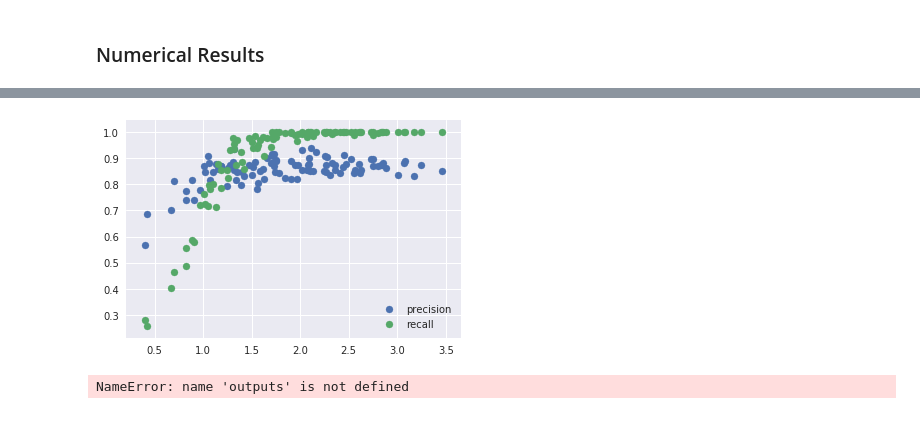
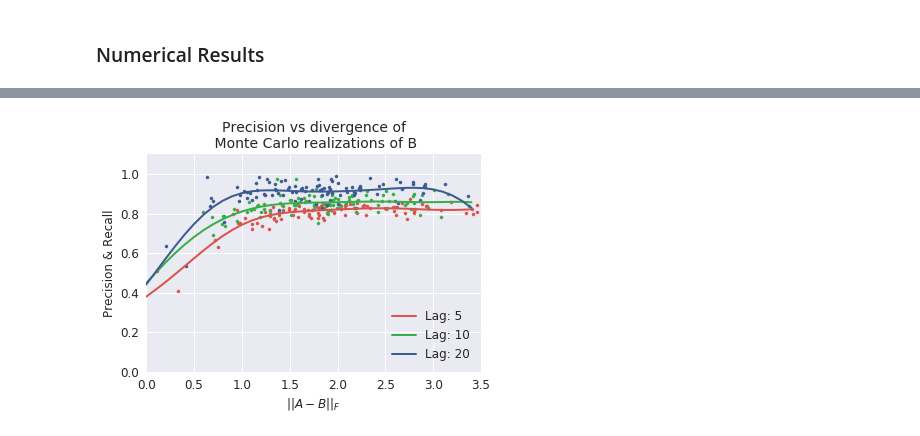
Before and after one commit to cpatdowling/building_transfer, a Jupyter notebook: notebooks/build_sys_2019_current.ipynb, the cells around one changed output, grey strips where cells are left out. Saved outputs shown, nothing was run; the diff lists cells and outputs as text; code cells hidden in the pictures.

```diff
--- a/notebooks/build_sys_2019_current.ipynb
+++ b/notebooks/build_sys_2019_current.ipynb
@@ -141,15 +142,30 @@ for M in lags:
-# %%
-M = 10
-
-plt.scatter(mc_output_by_lag[M][:,0], mc_output_by_lag[M][:,1], label="precision")
-plt.scatter(mc_output_by_lag[M][:,0], mc_output_by_lag[M][:,2], label="recall")
-plt.legend()
-plt.show()
-# %% [output]
-[figure, removed]
-# %%
-plt.scatter(outputs[:,0],2*((outputs[:,1]*outputs[:,2])/(outputs[:,1] + outputs[:,2])),labe="F1")
-plt.legend()
-plt.show()
-# %% [output]
-NameError: name 'outputs' is not defined
+# %%
+X_range = np.arange(0.0,3.5,0.1)
+
+colors=[seaborn.xkcd_rgb["pale red"], seaborn.xkcd_rgb["medium green"], seaborn.xkcd_rgb["denim blue"]]
+
+for i in range(len(lags)):
+    M = lags[i]
+    color=colors[i]
+    clf = None #clear previous model
+    clf = KernelRidge(kernel="rbf", gamma = 1, degree=4, alpha=0.1)
+    clf.fit(mc_output_by_lag[M][:,0].reshape(-1, 1), mc_output_by_lag[M][:,1].reshape(-1, 1))
+
+    r_curve = clf.predict(X_range.reshape(-1, 1))
+    r_curve[r_curve > 1] = 1
+
+    plt.plot(X_range, r_curve, color=colors[i], label="Lag: " + str(M), lw=2)
+    plt.scatter(mc_output_by_lag[M][:,0], mc_output_by_lag[M][:,1], marker="o", color=colors[i], s=10)
+
+
+plt.title("Precision vs divergence of\n Monte Carlo realizations of B", fontsize=14)
+plt.xlabel("$||A - B||_{F}$", fontsize=12)
+plt.ylabel("Precision & Recall", fontsize=12)
+plt.xticks(fontsize=12)
+plt.yticks(fontsize=12)
+plt.ylim(0,1.1)
+plt.xlim(0.0,3.5)
+plt.legend(loc=4, fontsize=12)
+plt.show()
+# %% [output]
+[figure, added]
```
Also changed, not shown: parts of 32 cells of this notebook, 4 other files.
